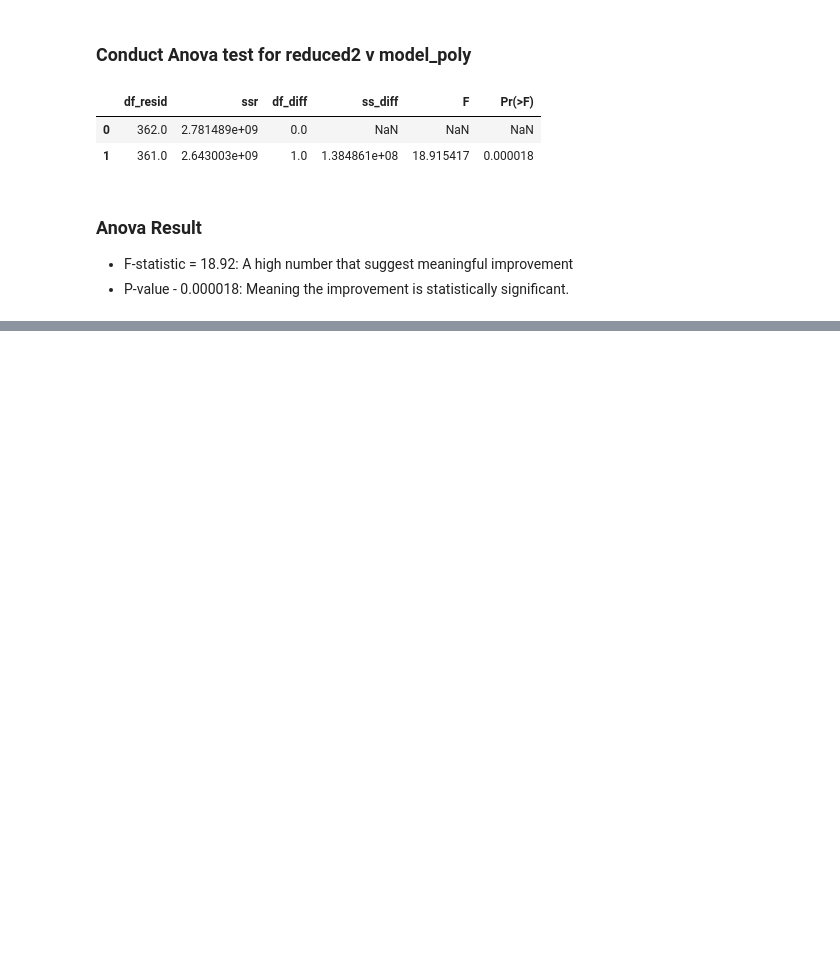
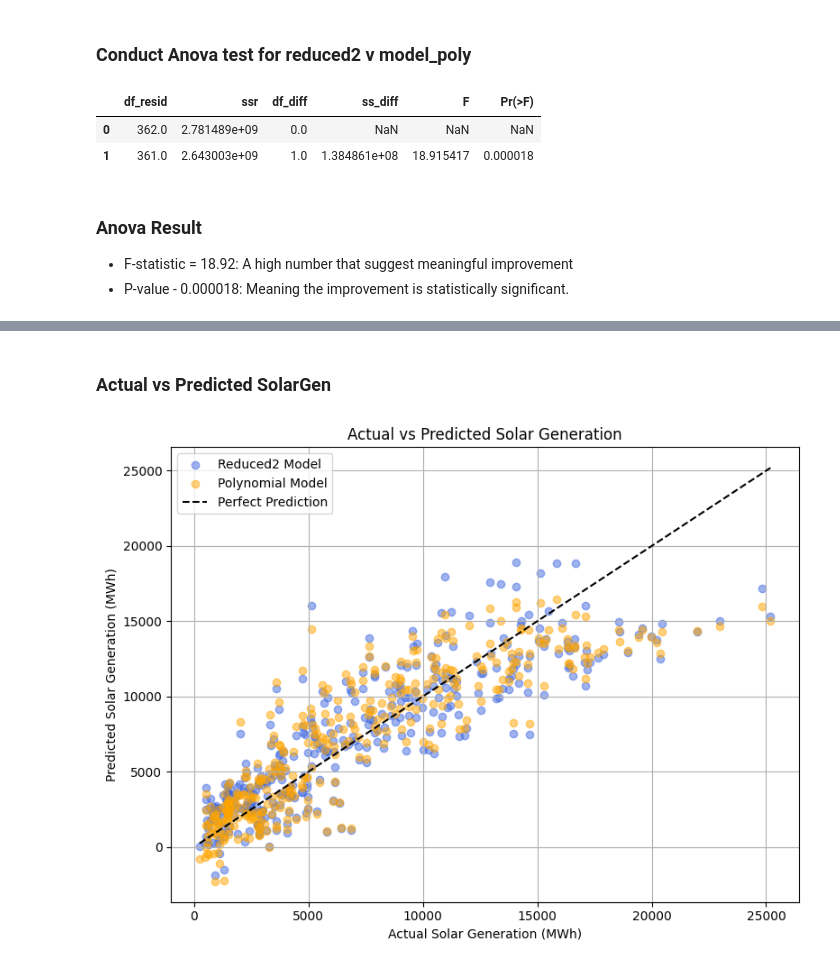
Before and after one commit to MatthieuGlemarec/SolarCast, a Jupyter notebook: Notebooks/02_Exploratory_Data_Analysis.ipynb, the cells around one changed output, grey strips where cells are left out. Drawn from its saved outputs; the diff is of its cells as text; code cells hidden in the pictures; blank space fills up the shorter version.

```diff
--- a/Notebooks/02_Exploratory_Data_Analysis.ipynb
+++ b/Notebooks/02_Exploratory_Data_Analysis.ipynb
@@ -1102,0 +1142,29 @@ anova_lm(results_reduced2, model_poly)
+# %% [markdown]
+### Actual vs Predicted SolarGen
+# %%
+import matplotlib.pyplot as plt
+
+# Actual values (same for both)
+actual = y
+
+# Predicted values
+pred_reduced2 = results_reduced2.predict(X_reduced2)
+pred_poly = model_poly.predict(X_poly)
+
+# Plot
+plt.figure(figsize=(8, 6))
+plt.scatter(actual, pred_reduced2, alpha=0.5, label='Reduced2 Model', color='royalblue')
+plt.scatter(actual, pred_poly, alpha=0.5, label='Polynomial Model', color='orange')
+plt.plot([actual.min(), actual.max()], [actual.min(), actual.max()],
+         color='black', linestyle='--', label='Perfect Prediction')
+
+plt.xlabel('Actual Solar Generation (MWh)')
+plt.ylabel('Predicted Solar Generation (MWh)')
+plt.title('Actual vs Predicted Solar Generation')
+plt.legend()
+plt.grid(True)
+plt.tight_layout()
+plt.savefig('../Outputs/Figures/Diagnostics/Fig7_Actual_vs_Predicted.png', dpi=300)
+plt.show()
+# %% [output]
+[figure, added]
```
Also changed, not shown: parts of 26 cells of this notebook, 1 other file.
